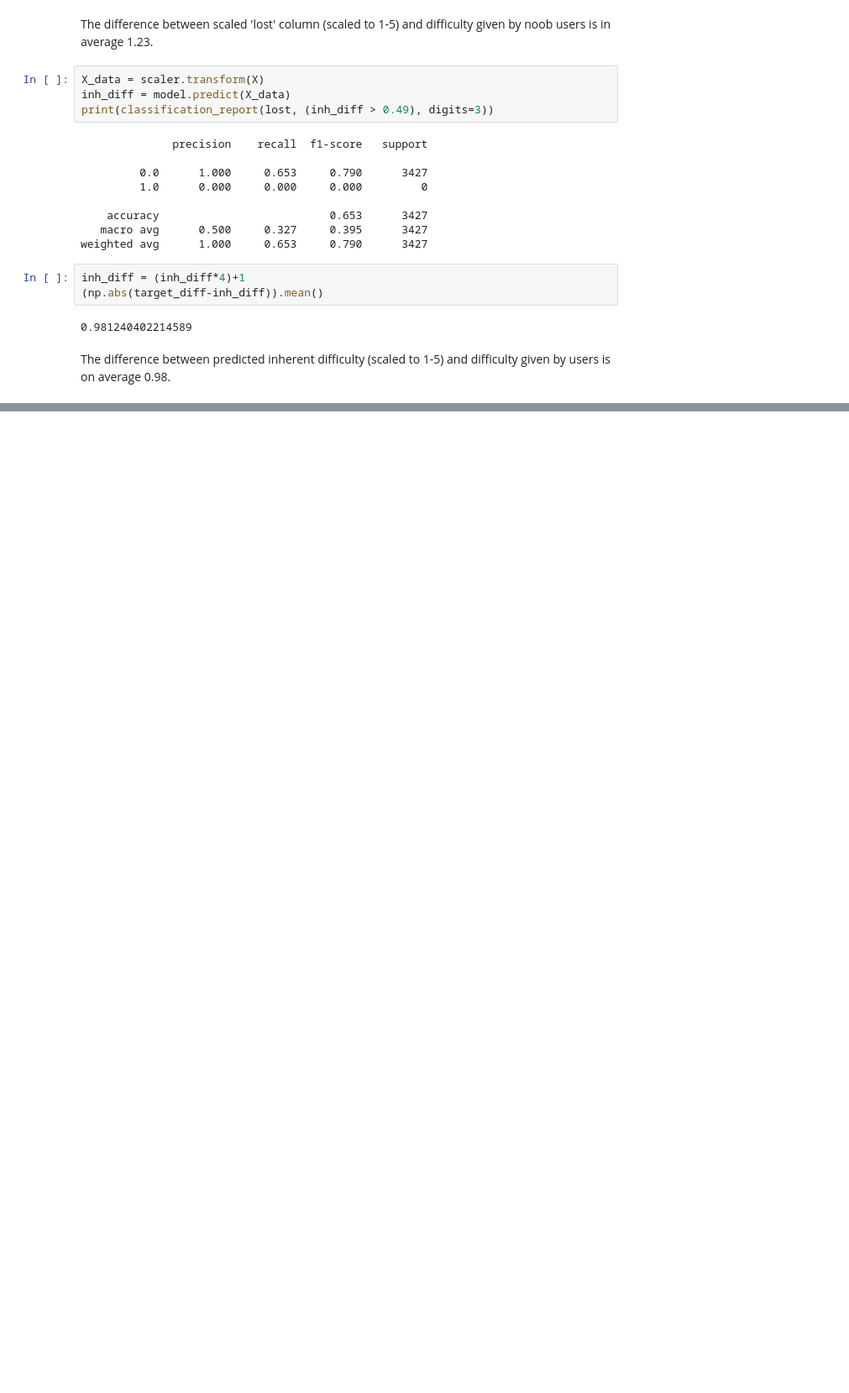
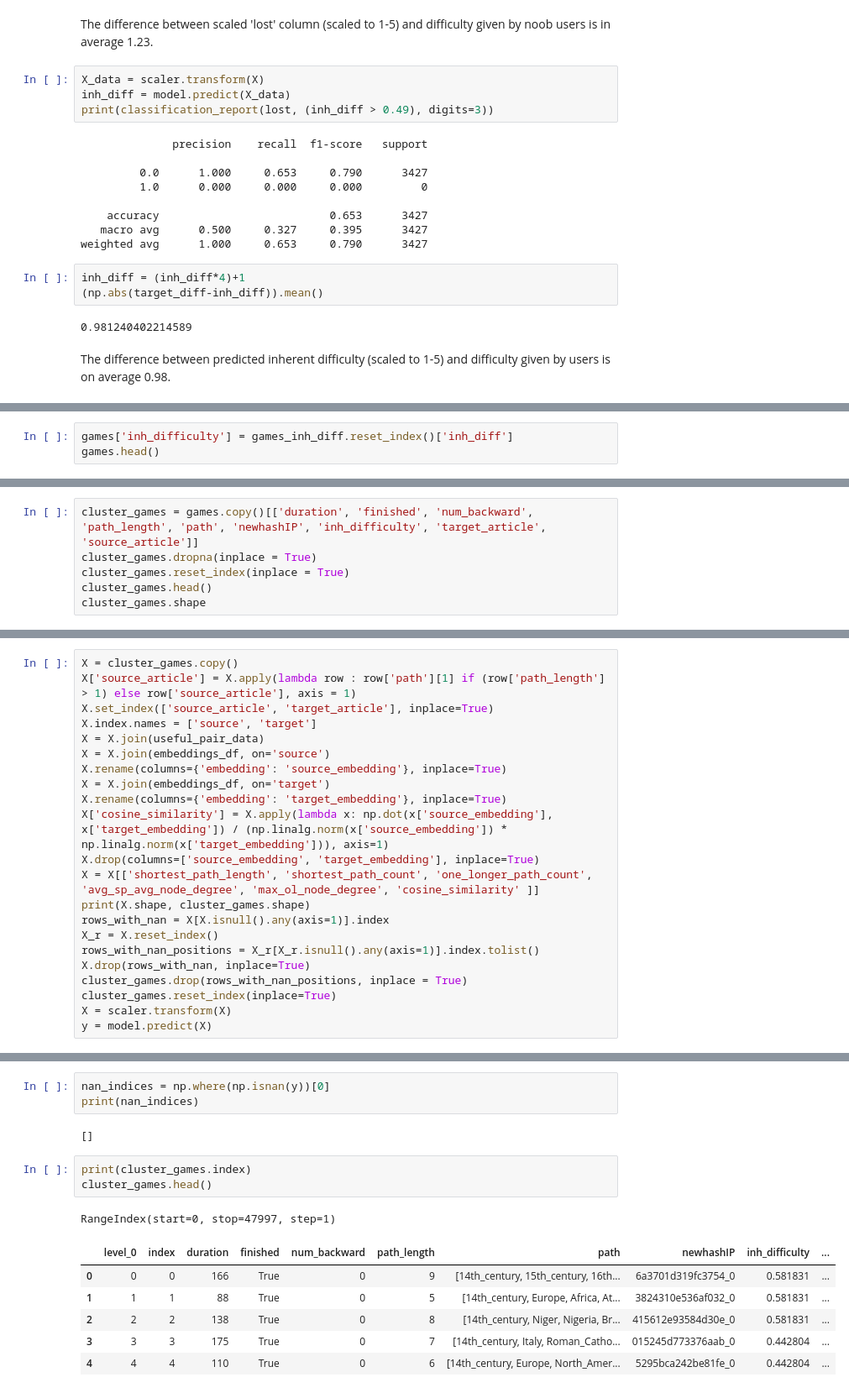
Before and after one commit to epfl-ada/ada-2024-project-outliars, a Jupyter notebook: results.ipynb, the cells around one changed output, grey strips where cells are left out. Shown at 84% size. Drawn from its saved outputs; the diff is of its cells as text; blank space fills up the shorter version.

```diff
--- a/results.ipynb
+++ b/results.ipynb
@@ -3003,0 +3128,3 @@ The difference between predicted inherent difficulty (scaled to 1-5) and difficu
+# %%
+games['inh_difficulty'] = games_inh_diff.reset_index()['inh_diff']
+games.head()
@@ -3003,0 +3138,6 @@ The difference between predicted inherent difficulty (scaled to 1-5) and difficu
+# %%
+cluster_games = games.copy()[['duration', 'finished', 'num_backward', 'path_length', 'path', 'newhashIP', 'inh_difficulty', 'target_article', 'source_article']]
+cluster_games.dropna(inplace = True)
+cluster_games.reset_index(inplace = True)
+cluster_games.head()
+cluster_games.shape
@@ -3003,0 +3156,22 @@ The difference between predicted inherent difficulty (scaled to 1-5) and difficu
+# %%
+X = cluster_games.copy()
+X['source_article'] = X.apply(lambda row : row['path'][1] if (row['path_length'] > 1) else row['source_article'], axis = 1)
+X.set_index(['source_article', 'target_article'], inplace=True)
+X.index.names = ['source', 'target']
+X = X.join(useful_pair_data)
+X = X.join(embeddings_df, on='source')
+X.rename(columns={'embedding': 'source_embedding'}, inplace=True)
+X = X.join(embeddings_df, on='target')
+X.rename(columns={'embedding': 'target_embedding'}, inplace=True)
+X['cosine_similarity'] = X.apply(lambda x: np.dot(x['source_embedding'], x['target_embedding']) / (np.linalg.norm(x['source_embedding']) * np.linalg.norm(x['target_embedding'])), axis=1)
+X.drop(columns=['source_embedding', 'target_embedding'], inplace=True)
+X = X[['shortest_path_length', 'shortest_path_count', 'one_longer_path_count', 'avg_sp_avg_node_degree', 'max_ol_node_degree', 'cosine_similarity'	]]
+print(X.shape, cluster_games.shape)
+rows_with_nan = X[X.isnull().any(axis=1)].index
+X_r = X.reset_index()
+rows_with_nan_positions = X_r[X_r.isnull().any(axis=1)].index.tolist()
+X.drop(rows_with_nan, inplace=True)
+cluster_games.drop(rows_with_nan_positions, inplace = True)
+cluster_games.reset_index(inplace=True)
+X = scaler.transform(X)
+y = model.predict(X)
@@ -3003,0 +3186,16 @@ The difference between predicted inherent difficulty (scaled to 1-5) and difficu
+# %%
+nan_indices = np.where(np.isnan(y))[0]
+print(nan_indices)
+# %% [output]
+[]
+# %%
+print(cluster_games.index)
+cluster_games.head()
+# %% [output]
+RangeIndex(start=0, stop=47997, step=1)
+|  | level_0 | index | duration | finished | num_backward | path_length | path | newhashIP | inh_difficulty | ... |
+| 0 | 0 | 0 | 166 | True | 0 | 9 | [14th_century, 15th_century, 16th... | 6a3701d319fc3754_0 | 0.581831 | ... |
+| 1 | 1 | 1 | 88 | True | 0 | 5 | [14th_century, Europe, Africa, At... | 3824310e536af032_0 | 0.581831 | ... |
+| 2 | 2 | 2 | 138 | True | 0 | 8 | [14th_century, Niger, Nigeria, Br... | 415612e93584d30e_0 | 0.581831 | ... |
+| 3 | 3 | 3 | 175 | True | 0 | 7 | [14th_century, Italy, Roman_Catho... | 015245d773376aab_0 | 0.442804 | ... |
+| 4 | 4 | 4 | 110 | True | 0 | 6 | [14th_century, Europe, North_Amer... | 5295bca242be81fe_0 | 0.442804 | ... |
```
Also changed, not shown: parts of 33 cells of this notebook.
